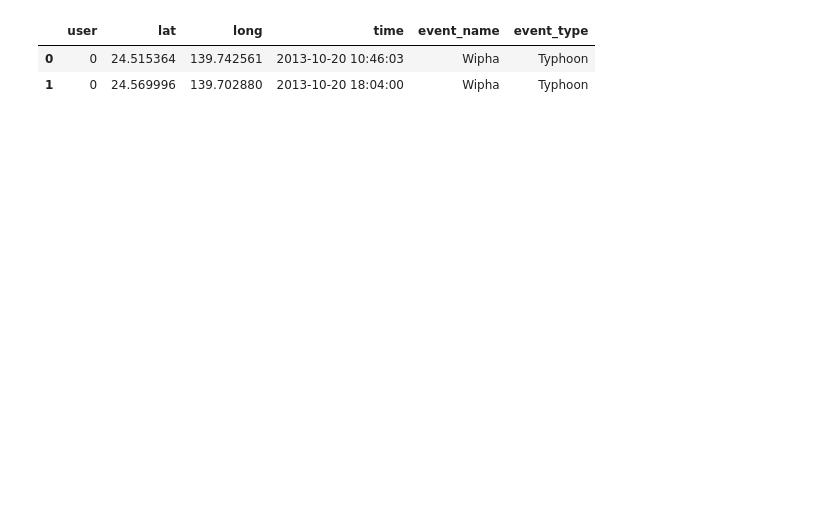
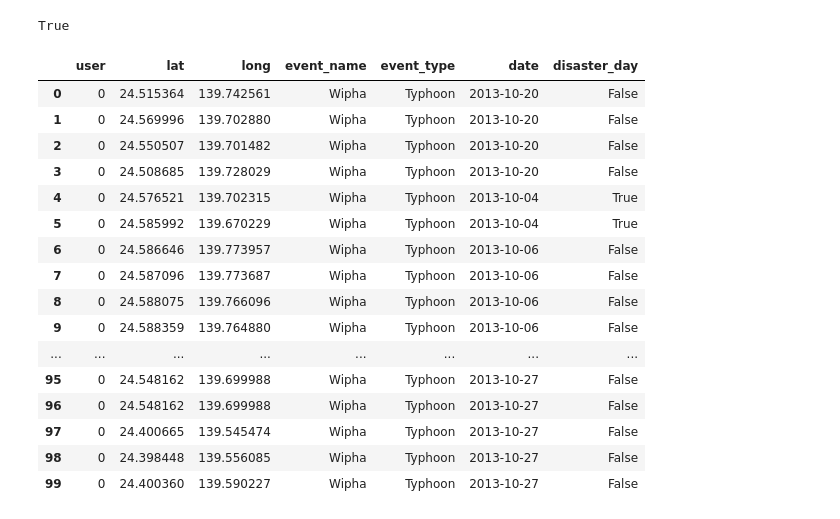
Before and after one commit to Matt-Carney/Natural_Disaster, a Jupyter notebook: Natural_Disaster.ipynb, the cells around one changed output. Cells and saved outputs as stored; diff of their text form; code cells hidden in the pictures; blank space fills up the shorter version.

Commit message:
disaster_day function added

```diff
--- a/Natural_Disaster.ipynb
+++ b/Natural_Disaster.ipynb
@@ -63,3 +63,9 @@ event_type={
 
 df['event_type'] = df['event_name'].map(event_type)
 df = df.drop(columns = ['event'])
+# %%
+#Add date column, drop time column
+df['date'] = df['time'].dt.date
+df['date'] = pd.to_datetime(df['date'])
+df = df.drop(columns = ['time'])
+df.head(2)
@@ -65,0 +93,10 @@ df = df.drop(columns = ['event'])
+# %%
+def disaster_day(event_name, date):
+    if event_name == 'Wipha' and str(date) == '2013-10-14 00:00:00':
+        return True
+    elif event_name == 'Wipha' and str(date) == '2013-10-04 00:00:00':
+        return True
+    elif event_name == 'Bohol' and str(date) == '2013-10-15 00:00:00':
+        return True
+    else:
+        return False
@@ -65,0 +107,4 @@ df = df.drop(columns = ['event'])
+# %%
+disaster_day(sam.iloc[4,3], str(sam.iloc[4,5]))
+# %% [output]
+True
@@ -66,6 +114,22 @@ df = df.drop(columns = ['event'])
+# %%
+df['disaster_day'] = df.apply(lambda row: disaster_day((row['event_name']), (row['date'])), axis = 1)
 # %%
-df.head(2)
+df.head(100)
 # %% [output]
-|  | user | lat | long | time | event_name | event_type |
-| 0 | 0 | 24.515364 | 139.742561 | 2013-10-20 10:46:03 | Wipha | Typhoon |
-| 1 | 0 | 24.569996 | 139.702880 | 2013-10-20 18:04:00 | Wipha | Typhoon |
+|  | user | lat | long | event_name | event_type | date | disaster_day |
+| 0 | 0 | 24.515364 | 139.742561 | Wipha | Typhoon | 2013-10-20 | False |
+| 1 | 0 | 24.569996 | 139.702880 | Wipha | Typhoon | 2013-10-20 | False |
+| 2 | 0 | 24.550507 | 139.701482 | Wipha | Typhoon | 2013-10-20 | False |
+| 3 | 0 | 24.508685 | 139.728029 | Wipha | Typhoon | 2013-10-20 | False |
+| 4 | 0 | 24.576521 | 139.702315 | Wipha | Typhoon | 2013-10-04 | True |
+| 5 | 0 | 24.585992 | 139.670229 | Wipha | Typhoon | 2013-10-04 | True |
+| 6 | 0 | 24.586646 | 139.773957 | Wipha | Typhoon | 2013-10-06 | False |
+| 7 | 0 | 24.587096 | 139.773687 | Wipha | Typhoon | 2013-10-06 | False |
+| 8 | 0 | 24.588075 | 139.766096 | Wipha | Typhoon | 2013-10-06 | False |
+| 9 | 0 | 24.588359 | 139.764880 | Wipha | Typhoon | 2013-10-06 | False |
+| ... | ... | ... | ... | ... | ... | ... | ... |
+| 95 | 0 | 24.548162 | 139.699988 | Wipha | Typhoon | 2013-10-27 | False |
+| 96 | 0 | 24.548162 | 139.699988 | Wipha | Typhoon | 2013-10-27 | False |
+| 97 | 0 | 24.400665 | 139.545474 | Wipha | Typhoon | 2013-10-27 | False |
+| 98 | 0 | 24.398448 | 139.556085 | Wipha | Typhoon | 2013-10-27 | False |
+| 99 | 0 | 24.400360 | 139.590227 | Wipha | Typhoon | 2013-10-27 | False |
```
Also changed, not shown: parts of 8 cells of this notebook.
